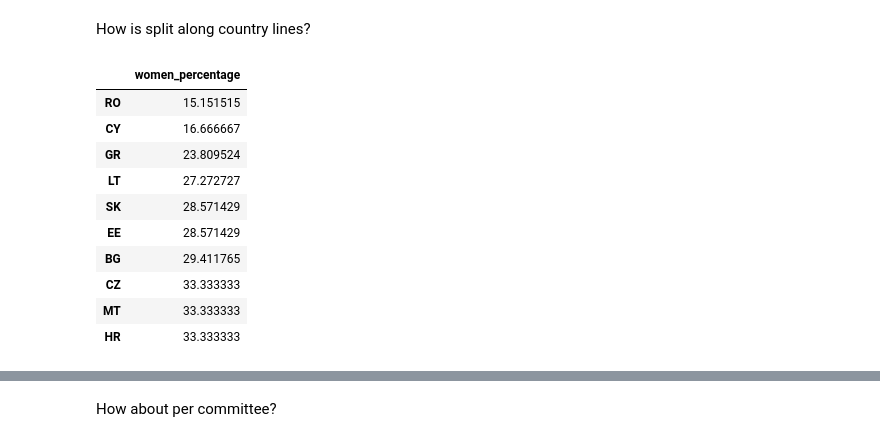
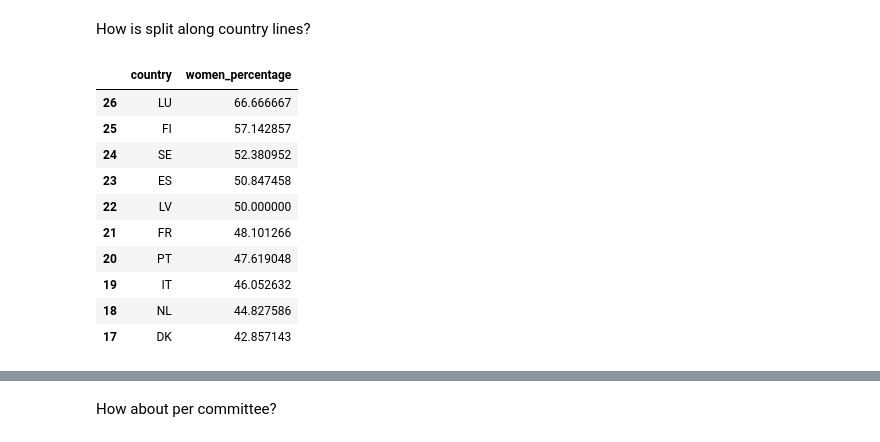
Before and after one commit to SWRdata/p081_euparlament_divers, a Jupyter notebook: analysis/analyse.ipynb, the cells around one changed output, grey strips where cells are left out. Cells and saved outputs as stored; diff of their text form; code cells hidden in the pictures.

```diff
--- a/analysis/analyse.ipynb
+++ b/analysis/analyse.ipynb
@@ -136,17 +136,18 @@ How is split along country lines?
 # %%
 country_women_perc_df = filter_women_perc_df("country", country_list, meps_df)
 country_women_perc_df.sort_values("women_percentage")[:10]
-#country_women_perc_df = country_women_perc_df.reset_index().rename(columns = {"index": "country"})
-#country_women_perc_df.to_csv("gender_country.csv", index = False)
+country_women_perc_df = country_women_perc_df.reset_index().rename(columns = {"index": "country"})
+country_women_perc_df.to_csv("gender_country.csv", index = False)
+country_women_perc_df.sort_values("women_percentage", ascending = False)[:10]
 # %% [output]
-|  | women_percentage |
-| RO | 15.151515 |
-| CY | 16.666667 |
-| GR | 23.809524 |
-| LT | 27.272727 |
-| SK | 28.571429 |
-| EE | 28.571429 |
-| BG | 29.411765 |
-| CZ | 33.333333 |
-| MT | 33.333333 |
-| HR | 33.333333 |
+|  | country | women_percentage |
+| 26 | LU | 66.666667 |
+| 25 | FI | 57.142857 |
+| 24 | SE | 52.380952 |
+| 23 | ES | 50.847458 |
+| 22 | LV | 50.000000 |
+| 21 | FR | 48.101266 |
+| 20 | PT | 47.619048 |
+| 19 | IT | 46.052632 |
+| 18 | NL | 44.827586 |
+| 17 | DK | 42.857143 |
```
Also changed, not shown: parts of 44 cells of this notebook, 33 other files.
